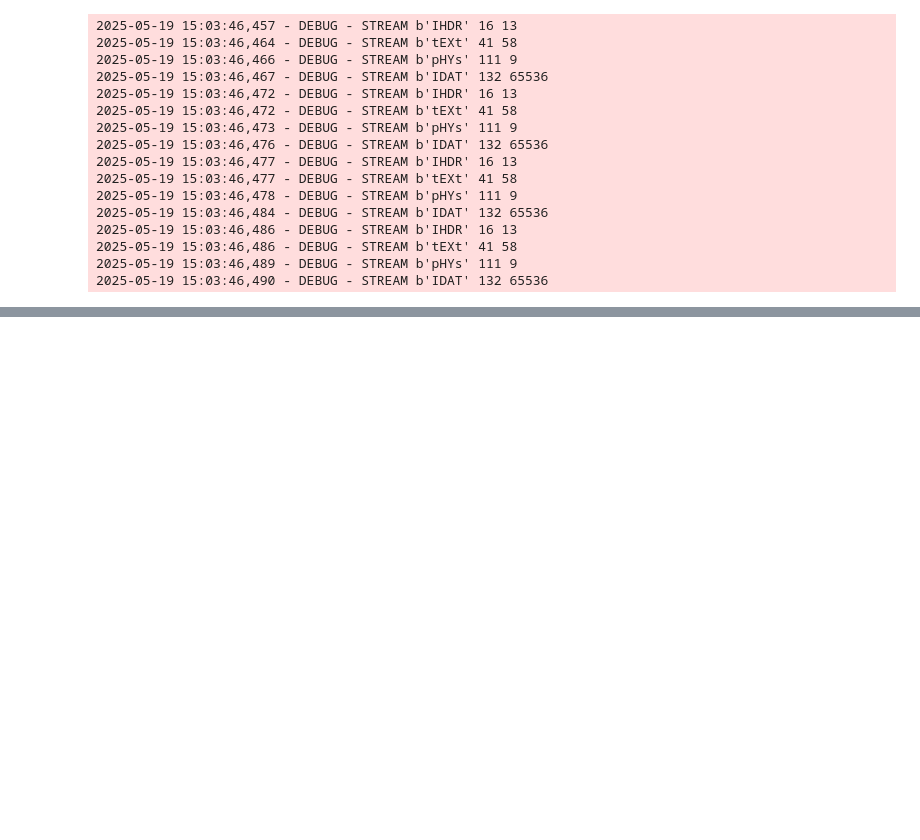
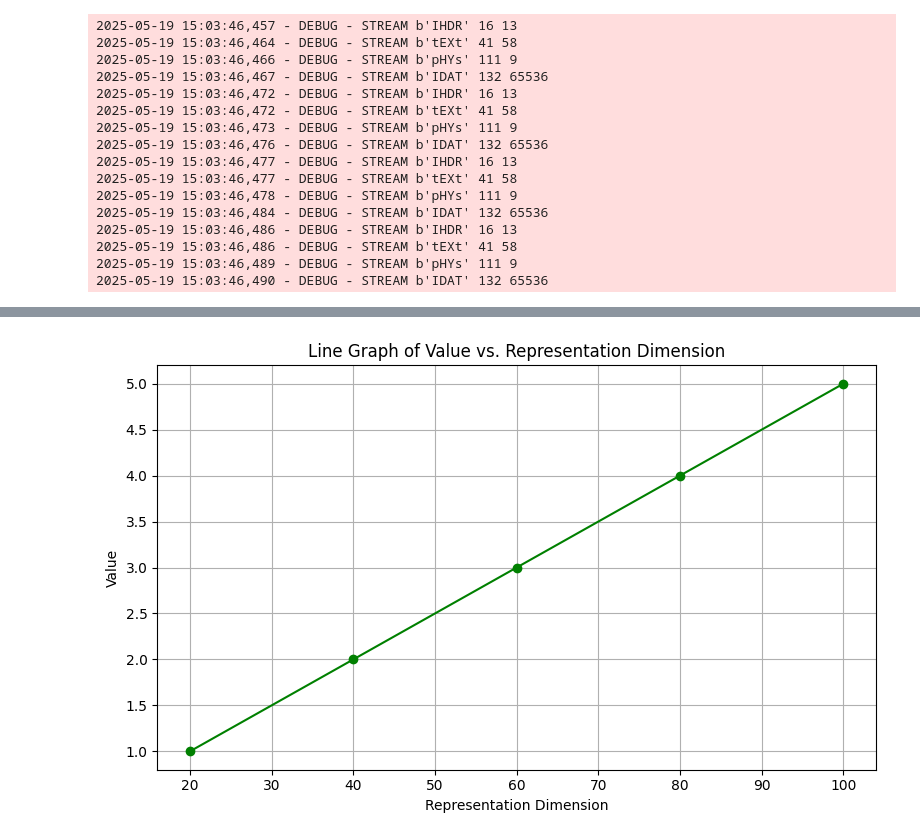
Before and after one commit to hoangbros03/DDI-Multimodals-Fusion, a Jupyter notebook: test_auc.ipynb, the cells around one changed output, grey strips where cells are left out. Drawn from its saved outputs; the diff is of its cells as text; code cells hidden in the pictures; blank space fills up the shorter version.

```diff
--- a/test_auc.ipynb
+++ b/test_auc.ipynb
@@ -195,0 +230,22 @@ merge_images_into_quarters(image_paths, output_path)
+# %%
+import matplotlib.pyplot as plt
+
+# Data
+represent_dim = [20, 40, 60, 80, 100]
+values = [1, 2, 3, 4, 5]
+
+# Plot
+plt.figure(figsize=(8, 5))
+plt.plot(represent_dim, values, marker='o', color='green')
+
+# Labels and title
+plt.xlabel('Representation Dimension')
+plt.ylabel('Value')
+plt.title('Line Graph of Value vs. Representation Dimension')
+plt.grid(True)
+
+# Show
+plt.tight_layout()
+plt.show()
+# %% [output]
+[figure, added]
```
Also changed, not shown: parts of 1 cell of this notebook, 4 other files.
